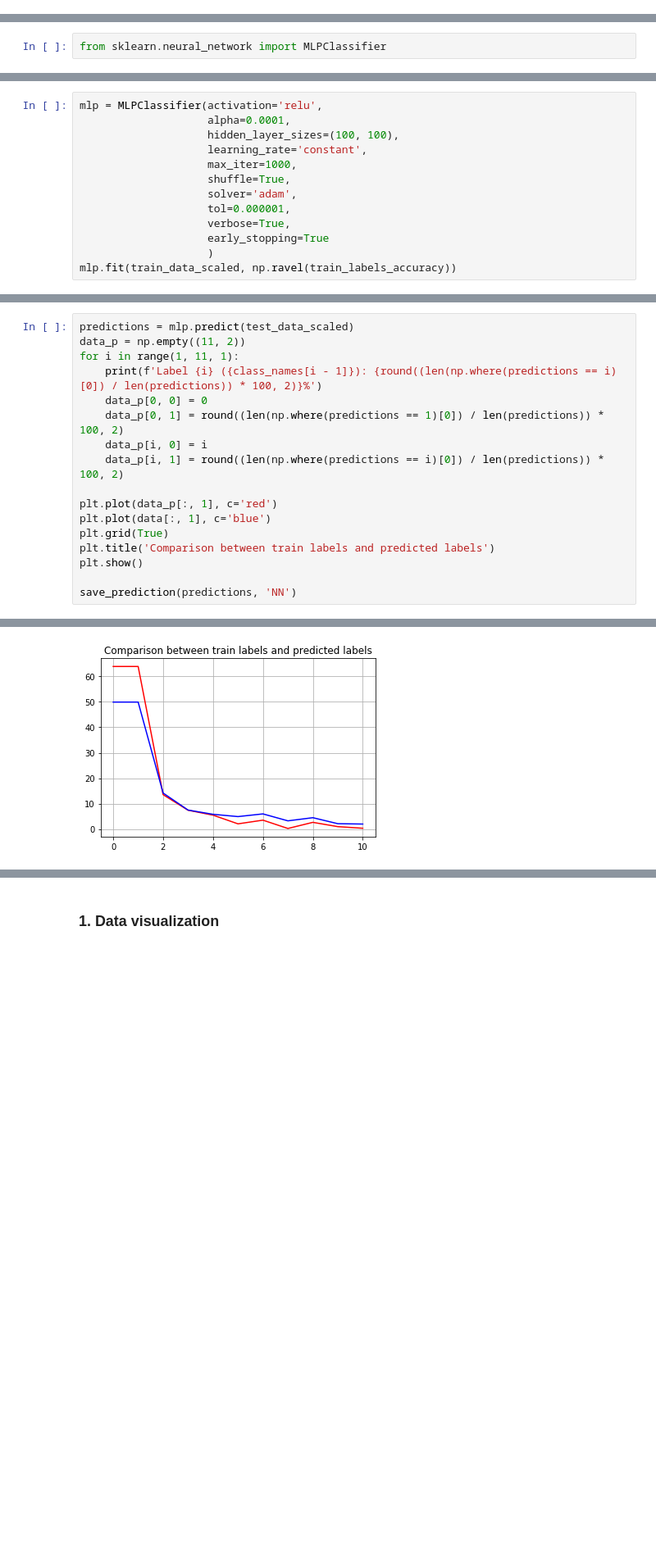
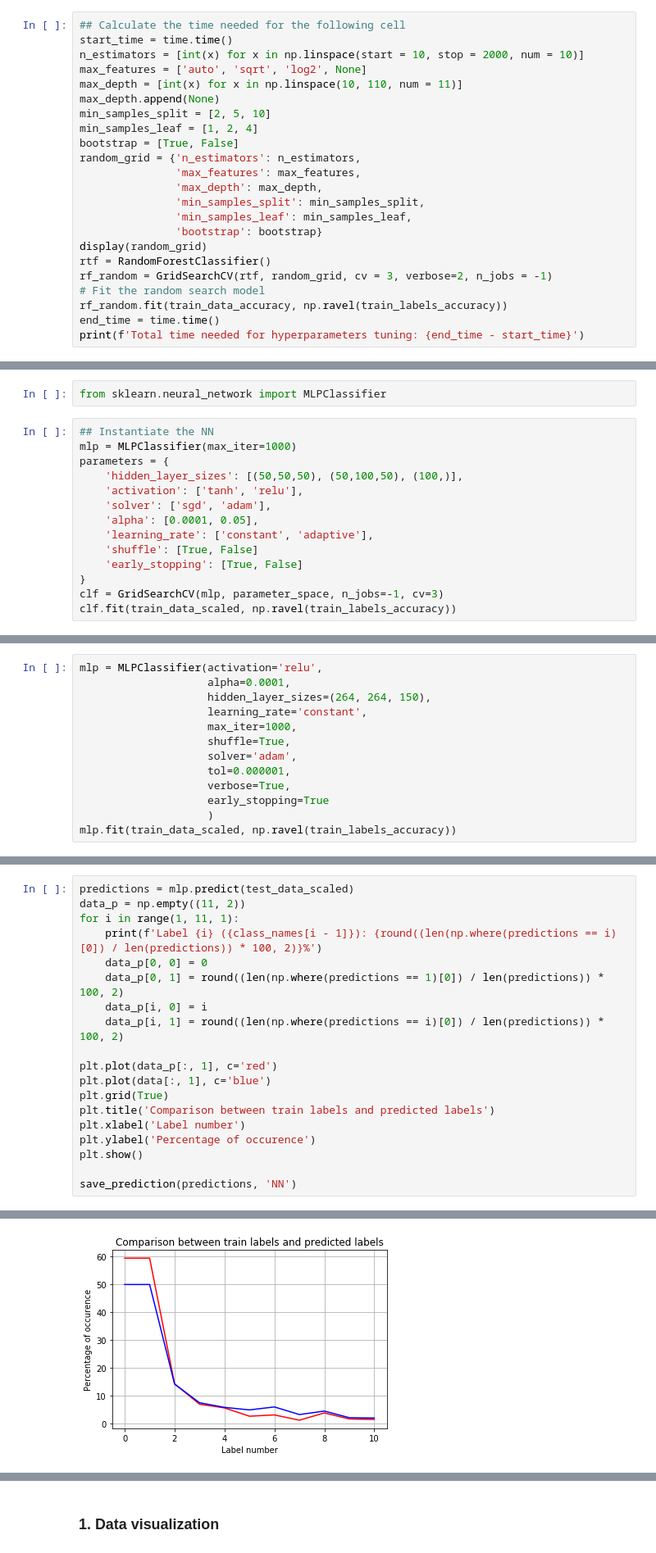
Before and after one commit to FedeMITIC/data-analysis-project, a Jupyter notebook: MLBP2018 Project Report [WIP].ipynb, the cells around one changed output, grey strips where cells are left out. Shown: that part at 82% size. Cells and saved outputs as stored; diff of their text form; blank space fills up the shorter version.

```diff
--- a/MLBP2018 Project Report [WIP].ipynb
+++ b/MLBP2018 Project Report [WIP].ipynb
@@ -270,0 +344,23 @@ from sklearn.ensemble import RandomForestClassifier
+# %%
+## Calculate the time needed for the following cell
+start_time = time.time()
+n_estimators = [int(x) for x in np.linspace(start = 10, stop = 2000, num = 10)]
+max_features = ['auto', 'sqrt', 'log2', None]
+max_depth = [int(x) for x in np.linspace(10, 110, num = 11)]
+max_depth.append(None)
+min_samples_split = [2, 5, 10]
+min_samples_leaf = [1, 2, 4]
+bootstrap = [True, False]
+random_grid = {'n_estimators': n_estimators,
+               'max_features': max_features,
+               'max_depth': max_depth,
+               'min_samples_split': min_samples_split,
+               'min_samples_leaf': min_samples_leaf,
+               'bootstrap': bootstrap}
+display(random_grid)
+rtf = RandomForestClassifier()
+rf_random = GridSearchCV(rtf, random_grid, cv = 3, verbose=2, n_jobs = -1)
+# Fit the random search model
+rf_random.fit(train_data_accuracy, np.ravel(train_labels_accuracy))
+end_time = time.time()
+print(f'Total time needed for hyperparameters tuning: {end_time - start_time}')
@@ -328,3 +444,17 @@ The early stopping technique is used to prevent overfitting.
 The algorithm tries to optimize the loss function in every epoch (maximum 1000) and stops when the loss does not improve more than 0.000001 for more than ten consecutive epochs.
 # %%
 from sklearn.neural_network import MLPClassifier
+# %%
+## Instantiate the NN
+mlp = MLPClassifier(max_iter=1000)
+parameters = {
+    'hidden_layer_sizes': [(50,50,50), (50,100,50), (100,)],
+    'activation': ['tanh', 'relu'],
+    'solver': ['sgd', 'adam'],
+    'alpha': [0.0001, 0.05],
+    'learning_rate': ['constant', 'adaptive'],
+    'shuffle': [True, False]
+    'early_stopping': [True, False]
+}
+clf = GridSearchCV(mlp, parameter_space, n_jobs=-1, cv=3)
+clf.fit(train_data_scaled, np.ravel(train_labels_accuracy))
@@ -331,7 +463,7 @@ from sklearn.neural_network import MLPClassifier
 # %%
 mlp = MLPClassifier(activation='relu',
                     alpha=0.0001,
-                    hidden_layer_sizes=(100, 100),
+                    hidden_layer_sizes=(264, 264, 150),
                     learning_rate='constant',
                     max_iter=1000,
                     shuffle=True,
@@ -385,6 +517,8 @@ plt.plot(data_p[:, 1], c='red')
 plt.plot(data[:, 1], c='blue')
 plt.grid(True)
 plt.title('Comparison between train labels and predicted labels')
+plt.xlabel('Label number')
+plt.ylabel('Percentage of occurence')
 plt.show()
 
 save_prediction(predictions, 'NN')
@@ -402,4 +536,4 @@ Label 10 (Blues): 0.32%
-[figure, old version]
+[figure, new version]
 # %% [markdown]
 ## Log-loss
 After the accuracy challenge, this section is focused on the log-loss challenge.
```
Also changed, not shown: parts of 35 cells of this notebook, 7 other files.
